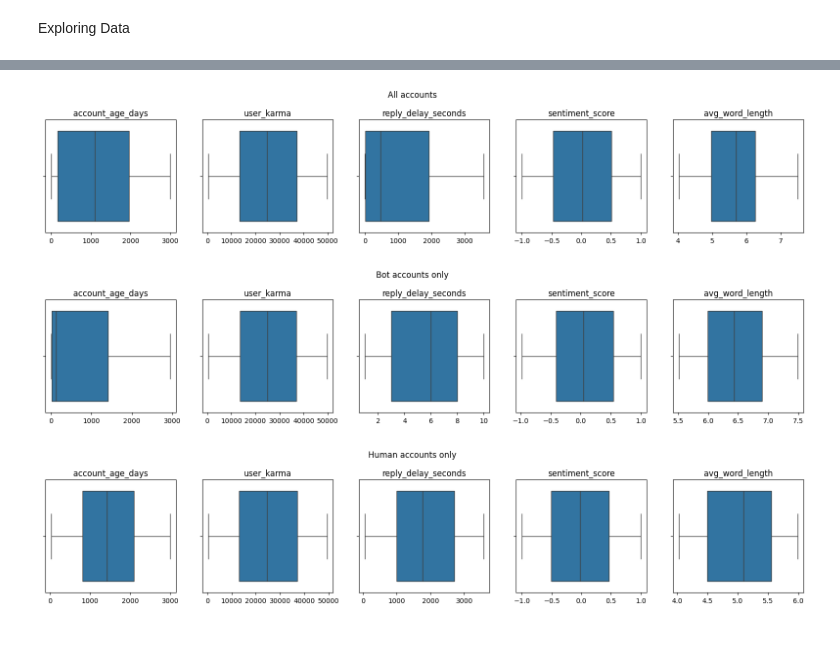
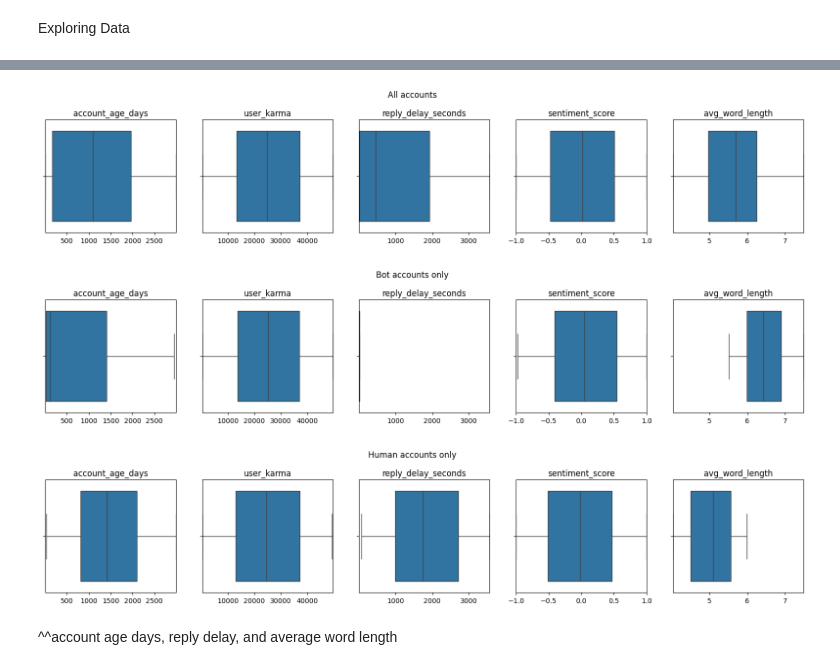
Before and after one commit to abbyk06/DeadInternet, a Jupyter notebook: deadInternet.ipynb, the cells around one changed output, grey strips where cells are left out. Cells and saved outputs as stored; diff of their text form; code cells hidden in the pictures; blank space fills up the shorter version.

```diff
--- a/deadInternet.ipynb
+++ b/deadInternet.ipynb
@@ -115,7 +115,7 @@ plt.show()
 #distribution of types of bots
 #making graph
 bot_types = df['bot_type_label'].value_counts().iloc[1:4]
-fig, ax = plt.subplots(figsize=(10,5))
+fig, ax = plt.subplots(figsize=(7,4))
 color = ["#5a8fbb", "#6cd282", "#d2c16c"]
 bars = ax.bar(bot_types.index,bot_types.values, color=color)
 
@@ -147,33 +147,48 @@ Boxplots for accounts flagged as bots & humans
 # %%
+#consistent limits let us visually see the distribution differences
+limits={}
+for col in num_cols:
+    col_min = df[col].min()
+    col_max = df[col].max()
+    limits[col]=(col_min, col_max)
+
+#all
 num_cols = ['account_age_days', 'user_karma', 'reply_delay_seconds', 'sentiment_score', 'avg_word_length']
 fig, axes = plt.subplots(1,5, figsize=(20,3))
 for ax, col in zip(axes, num_cols):
     sns.boxplot(x=df[col], ax=ax)
+    ax.set_xlim(limits[col])
     ax.set_title(col)
     ax.set_xlabel("")
 fig.suptitle("All accounts", y=1.08)
 plt.show()
 
+#bots
 botdf=df[df['is_bot_flag']==True]
 num_cols = ['account_age_days', 'user_karma', 'reply_delay_seconds', 'sentiment_score', 'avg_word_length']
 fig, axes = plt.subplots(1,5, figsize=(20,3))
 for ax, col in zip(axes, num_cols):
     sns.boxplot(x=botdf[col], ax=ax)
+    ax.set_xlim(limits[col])
     ax.set_title(col)
     ax.set_xlabel("")
 fig.suptitle("Bot accounts only", y=1.08)
 plt.show()
 
+#humans
 humdf=df[df['is_bot_flag']==False]
 num_cols = ['account_age_days', 'user_karma', 'reply_delay_seconds', 'sentiment_score', 'avg_word_length']
 fig, axes = plt.subplots(1,5, figsize=(20,3))
 for ax, col in zip(axes, num_cols):
     sns.boxplot(x=humdf[col], ax=ax)
+    ax.set_xlim(limits[col])
     ax.set_title(col)
     ax.set_xlabel("")
 fig.suptitle("Human accounts only", y=1.08)
 plt.show()
 # %% [output]
-[figure, old version]
+[figure, new version]
-[figure, old version]
+[figure, new version]
-[figure, old version]
+[figure, new version]
+# %% [markdown]
+^^account age days, reply delay, and average word length
```
Also changed, not shown: parts of 3 cells of this notebook.
